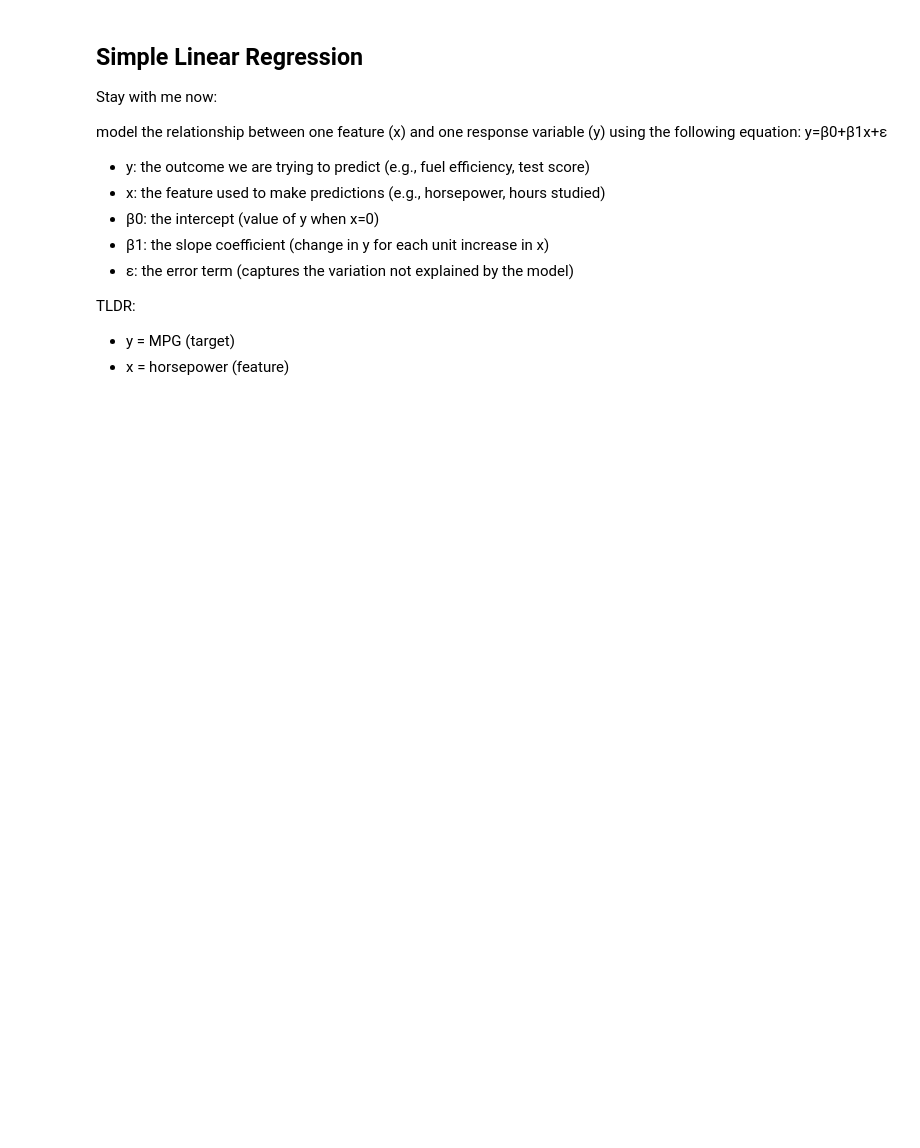
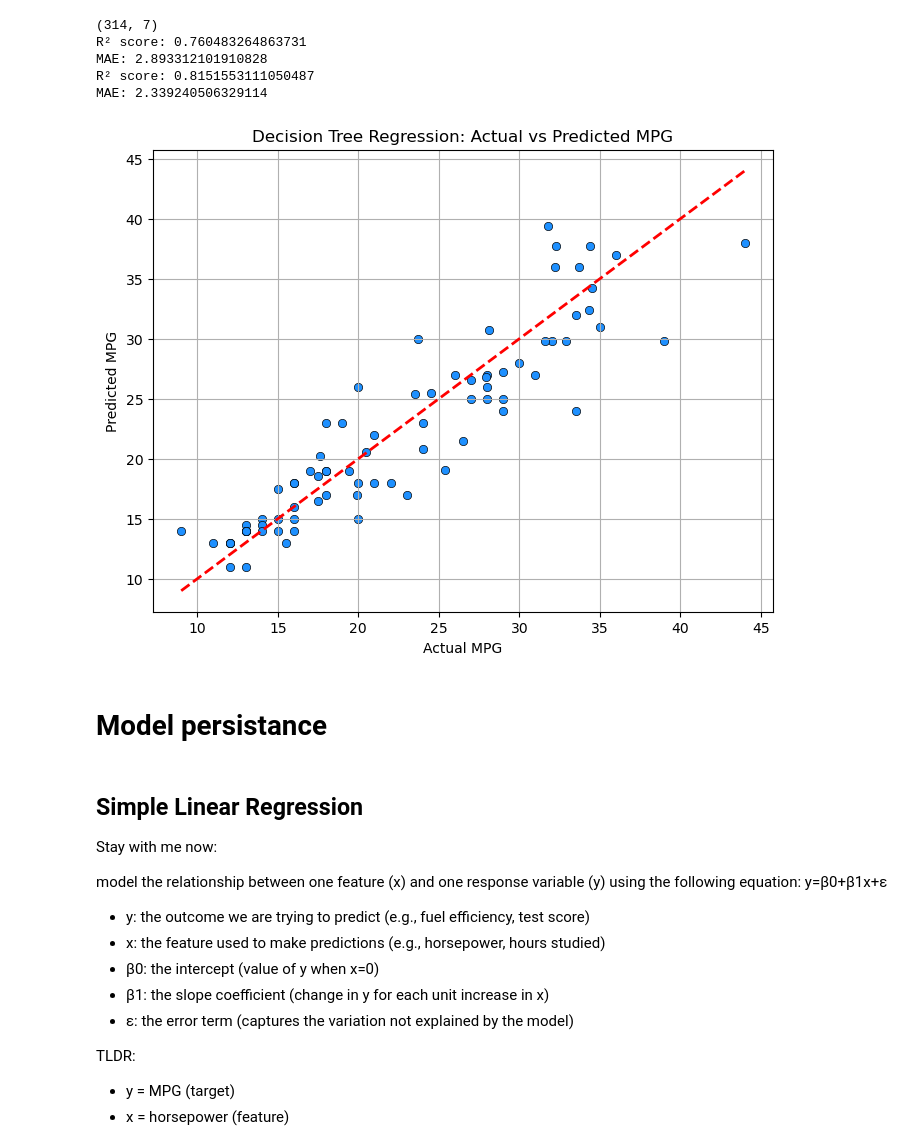
Before and after one commit to mhussen2/Mr-Powers-CPP, a Jupyter notebook: classNotes/Lecture 20 - Regression/20.1 - Linear Regresion/Linear_Regression_Part2.ipynb, the cells around one changed output. Drawn from its saved outputs; the diff is of its cells as text; code cells hidden in the pictures; blank space fills up the shorter version.

Commit message:
Lecture 21 - Disission Trees

```diff
--- a/classNotes/Lecture 20 - Regression/20.1 - Linear Regresion/Linear_Regression_Part2.ipynb
+++ b/classNotes/Lecture 20 - Regression/20.1 - Linear Regresion/Linear_Regression_Part2.ipynb
@@ -0,0 +74,8 @@
+# %%
+df["horsepower"] = pd.to_numeric(df["horsepower"], errors="coerce")
+#drop all null values
+df.dropna(inplace = True)
+X = df.drop(columns=['mpg'])
+y = df['mpg']
+model = DecisionTreeRegressor()
+X.info()
@@ -0,0 +112,2 @@
+# %%
+model.fit(X,y)
@@ -0,0 +153,6 @@
+# %%
+X_train, X_test, y_train, y_test = train_test_split(X,y,test_size=0.2)
+model.fit(X_train,y_train)
+prediction = model.predict(X_test)
+score0_2 = r2_score(y_test, prediction)
+print("R² score:", score0_2)
@@ -0,0 +196,36 @@
+# %%
+X_train, X_test, y_train, y_test = train_test_split(X,y,test_size=0.8)
+model.fit(X_train,y_train)
+prediction = model.predict(X_test)
+score = r2_score(y_test, prediction)
+mae = mean_absolute_error(y_test, prediction)
+print(X_test.shape)
+print("R² score:", score)
+print("MAE:", mae)
+print("R² score:", score0_2)
+print("MAE:", mae0_2)
+# %% [output]
+(314, 7)
+R² score: 0.760483264863731
+MAE: 2.893312101910828
+R² score: 0.8151553111050487
+MAE: 2.339240506329114
+# %%
+import matplotlib.pyplot as plt
+import seaborn as sns
+# Actual vs Predicted scatter plot
+plt.figure(figsize=(8, 6))
+sns.scatterplot(x=y_test, y=prediction, color='dodgerblue', edgecolor='black')
+
+# Line of perfect prediction
+plt.plot([y_test.min(), y_test.max()], [y_test.min(), y_test.max()], 'r--', lw=2)
+
+plt.xlabel("Actual MPG")
+plt.ylabel("Predicted MPG")
+plt.title("Decision Tree Regression: Actual vs Predicted MPG")
+plt.grid(True)
+plt.show()
+# %% [output]
+[figure, added]
+# %% [markdown]
+# Model persistance
```
Also changed, not shown: parts of 19 cells of this notebook, 17 other files.
